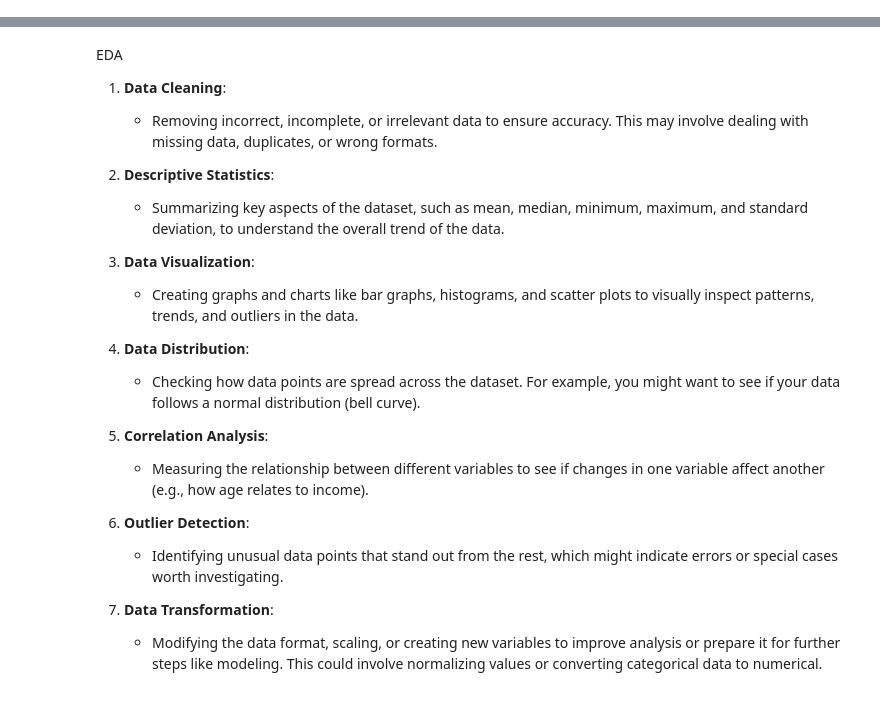
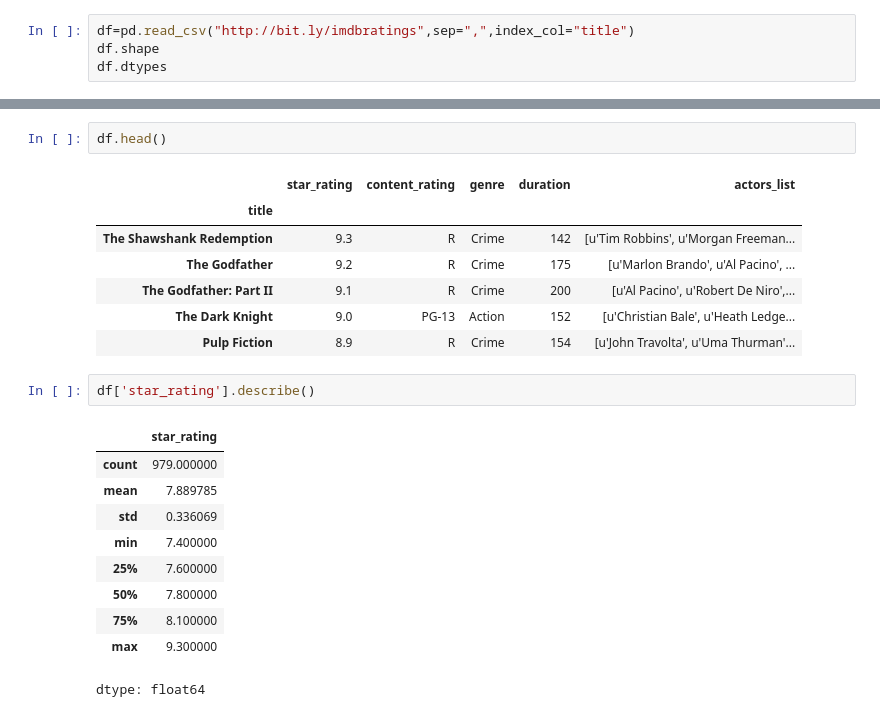
Before and after one commit to iftikhar200/DEV1, a Jupyter notebook: ai.ipynb, the cells around one changed output, grey strips where cells are left out. Saved outputs shown, nothing was run; the diff lists cells and outputs as text.

```diff
--- a/ai.ipynb
+++ b/ai.ipynb
@@ -32,0 +14,4 @@ df.tail(5)
+# %%
+df=pd.read_csv("http://bit.ly/imdbratings",sep=",",index_col="title")
+df.shape
+df.dtypes
@@ -55,22 +30,23 @@ dtype: object
-# %% [markdown]
- EDA
-1. **Data Cleaning**:
-   - Removing incorrect, incomplete, or irrelevant data to ensure accuracy. This may involve dealing with missing data, duplicates, or wrong formats.
-
-2. **Descriptive Statistics**:
-   - Summarizing key aspects of the dataset, such as mean, median, minimum, maximum, and standard deviation, to understand the overall trend of the data.
-
-3. **Data Visualization**:
-   - Creating graphs and charts like bar graphs, histograms, and scatter plots to visually inspect patterns, trends, and outliers in the data.
-
-4. **Data Distribution**:
-   - Checking how data points are spread across the dataset. For example, you might want to see if your data follows a normal distribution (bell curve).
-
-5. **Correlation Analysis**:
-   - Measuring the relationship between different variables to see if changes in one variable affect another (e.g., how age relates to income).
-
-6. **Outlier Detection**:
-   - Identifying unusual data points that stand out from the rest, which might indicate errors or special cases worth investigating.
-
-7. **Data Transformation**:
-   - Modifying the data format, scaling, or creating new variables to improve analysis or prepare it for further steps like modeling. This could involve normalizing values or converting categorical data to numerical.
+# %%
+df.head()
+# %% [output]
+|  | star_rating | content_rating | genre | duration | actors_list |
+| title |  |  |  |  |  |
+| The Shawshank Redemption | 9.3 | R | Crime | 142 | [u'Tim Robbins', u'Morgan Freeman... |
+| The Godfather | 9.2 | R | Crime | 175 | [u'Marlon Brando', u'Al Pacino', ... |
+| The Godfather: Part II | 9.1 | R | Crime | 200 | [u'Al Pacino', u'Robert De Niro',... |
+| The Dark Knight | 9.0 | PG-13 | Action | 152 | [u'Christian Bale', u'Heath Ledge... |
+| Pulp Fiction | 8.9 | R | Crime | 154 | [u'John Travolta', u'Uma Thurman'... |
+# %%
+df['star_rating'].describe()
+# %% [output]
+|  | star_rating |
+| count | 979.000000 |
+| mean | 7.889785 |
+| std | 0.336069 |
+| min | 7.400000 |
+| 25% | 7.600000 |
+| 50% | 7.800000 |
+| 75% | 8.100000 |
+| max | 9.300000 |
+dtype: float64
```
Also changed, not shown: parts of 11 cells of this notebook.
